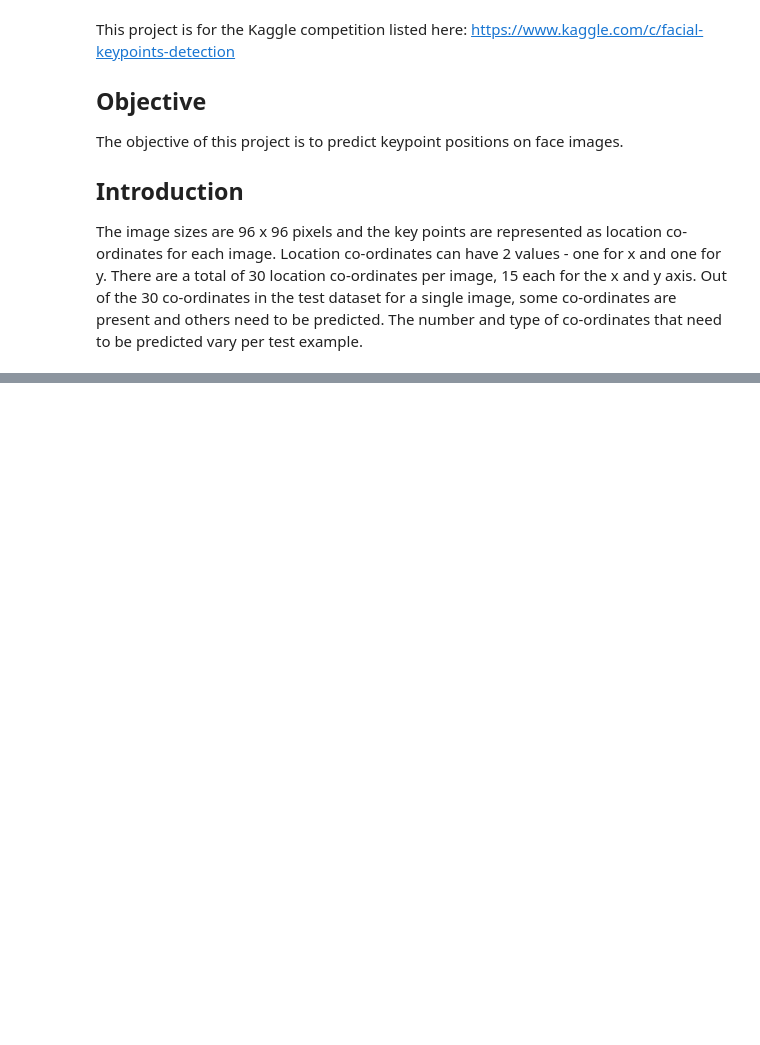
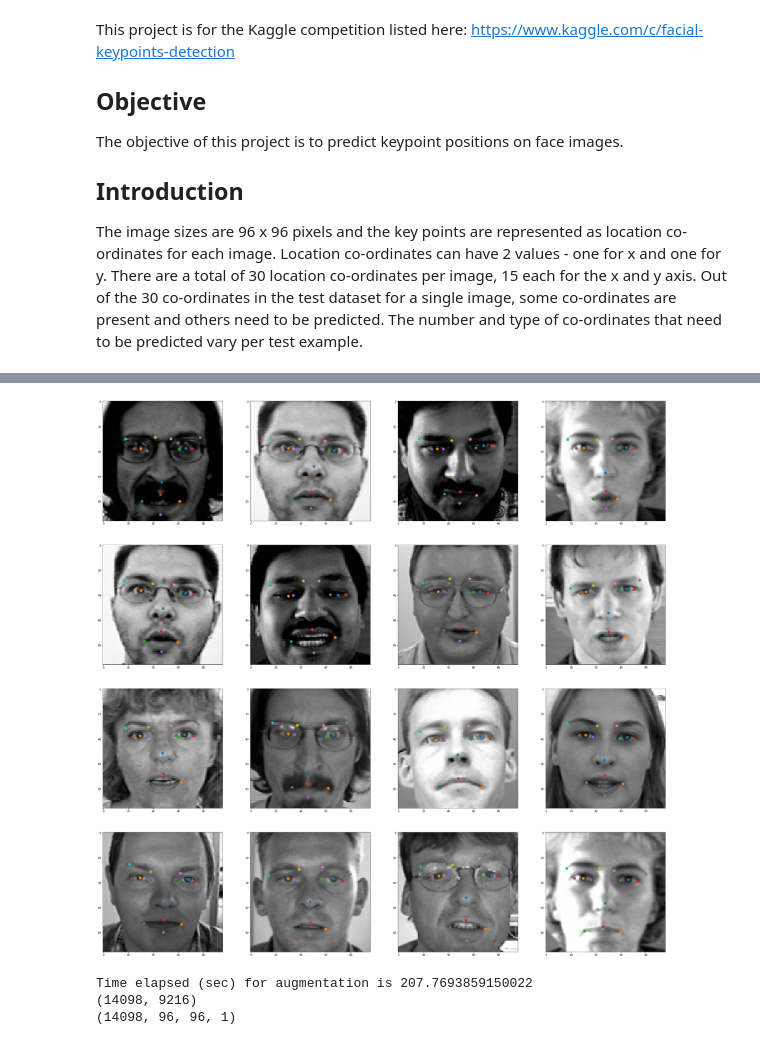
Before and after one commit to abhisha1991/w207_final_project, a Jupyter notebook: notebooks/w207-final-project.ipynb, the cells around one changed output, grey strips where cells are left out. Saved outputs shown, nothing was run; the diff lists cells and outputs as text; code cells hidden in the pictures; blank space fills up the shorter version.

```diff
--- a/notebooks/w207-final-project.ipynb
+++ b/notebooks/w207-final-project.ipynb
@@ -152,0 +295,5 @@ plt.show()
+# %%
+# Display many images
+plot_images(train_images, train_labels)
+# %% [output]
+[figure, added]
@@ -152,0 +354,9 @@ plt.show()
+# %%
+temp_train_img_flat, temp_train_img_2d, temp_train_labels = augment_images(train_images, train_labels, ["90L", "90R"])
+
+print(temp_train_img_flat.shape)
+print(temp_train_img_2d.shape)
+# %% [output]
+Time elapsed (sec) for augmentation is 207.7693859150022
+(14098, 9216)
+(14098, 96, 96, 1)
```
Also changed, not shown: parts of 33 cells of this notebook.
